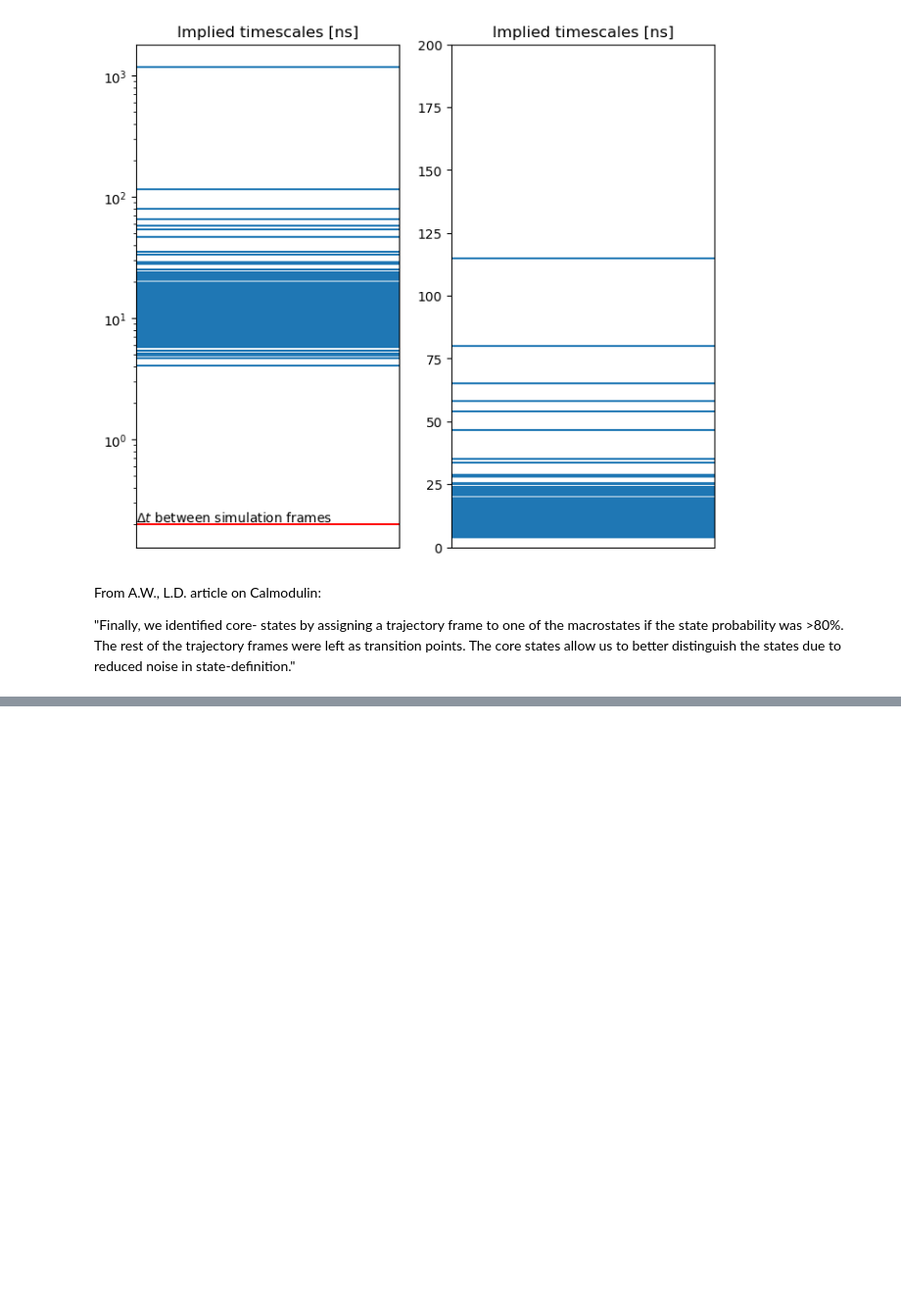
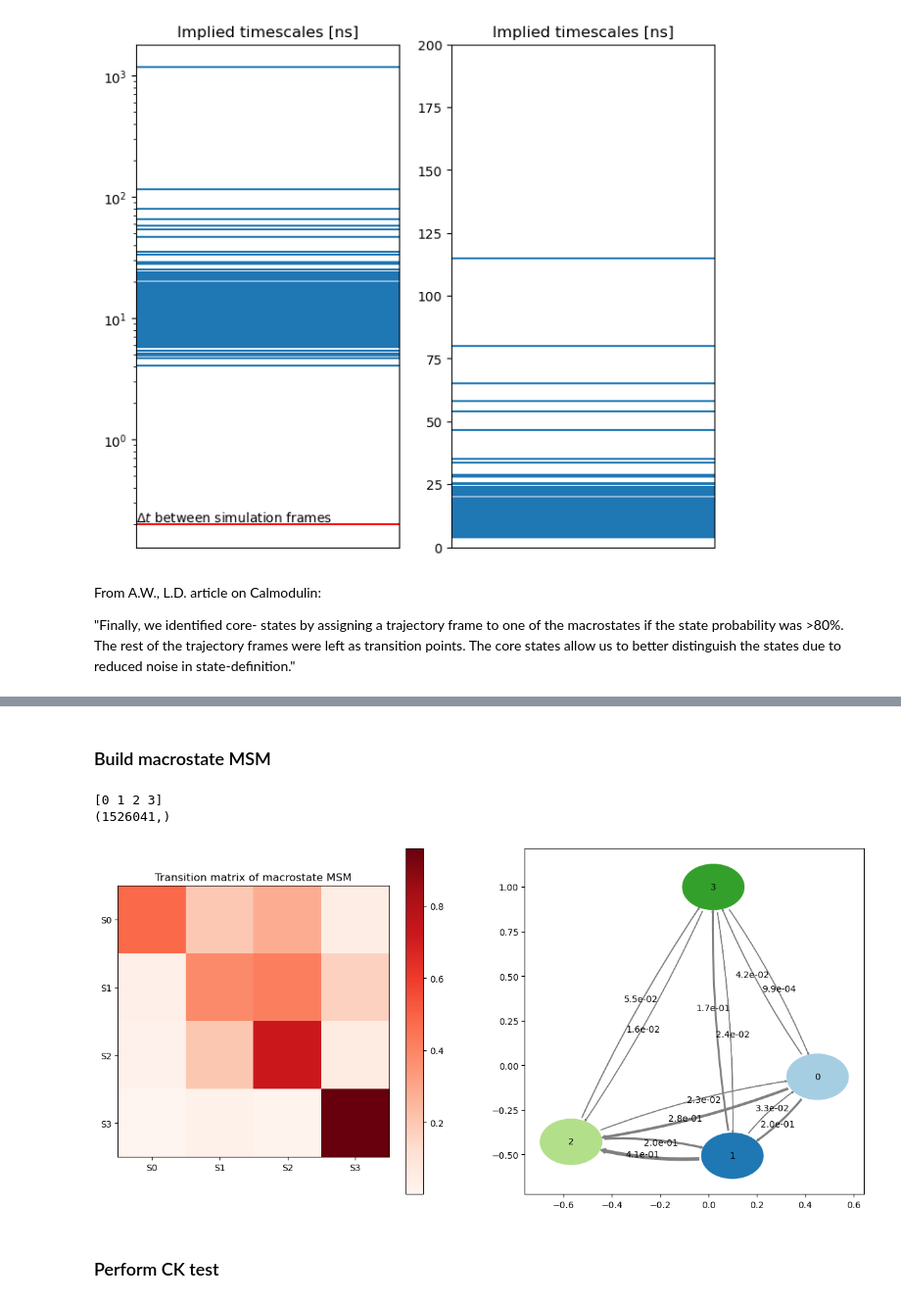
Before and after one commit to miriamzara/MSM, a Jupyter notebook: step_3_msm_construction.ipynb, the cells around one changed output, grey strips where cells are left out. Shown at 98% size. Saved outputs shown, nothing was run; the diff lists cells and outputs as text; code cells hidden in the pictures; blank space fills up the shorter version.

```diff
--- a/step_3_msm_construction.ipynb
+++ b/step_3_msm_construction.ipynb
@@ -595,0 +603,65 @@ plt.show()
+# %% [markdown]
+### Build macrostate MSM
+# %%
+from deeptime.util.validation import ck_test
+from deeptime.plots import plot_ck_test, Network
+from tqdm.auto import tqdm
+
+
+
+__lag__ = 1000 # should be the same as the one of the microstate MSM?
+
+## First: build a macrostate MSM from the macrostate trajectory
+print(np.unique(traj_pcca_assignments))
+print(traj_pcca_assignments.shape)
+
+estimator_counts = TransitionCountEstimator(
+    lagtime=int(__lag__),
+    count_mode="sliding-effective"
+)
+
+macro_counts = estimator_counts.fit(traj_pcca_assignments).fetch_model()
+# estimate transition matrix
+estimator_transition = MaximumLikelihoodMSM(
+    reversible=True,
+    stationary_distribution_constraint=None
+)
+macro_msm = estimator_transition.fit(macro_counts).fetch_model()
+
+
+
+fig, axs = plt.subplots(nrows = 1, ncols = 2, figsize = (15, 7))
+
+
+
+im = axs[0].imshow(macro_msm.transition_matrix, cmap = "Reds")
+fig.colorbar(im, ax = axs[0])
+axs[0].set_xticks(np.arange(0, n_macro , 1))
+axs[0].set_yticks(np.arange(0, n_macro , 1))
+axs[0].set_xticklabels([f"S{i}" for i in range(n_macro)])
+axs[0].set_yticklabels([f"S{i}" for i in range(n_macro)])
+axs[0].set_title("Transition matrix of macrostate MSM")
+
+
+
+G = nx.from_numpy_array(macro_msm.transition_matrix, create_using=nx.DiGraph())
+pos = nx.spring_layout(
+    G,
+    weight="weight",
+    k=0.5,
+    seed=0
+)
+
+nx = Network(
+   adjacency_matrix=macro_msm.transition_matrix,
+   state_colors = colors[1:n_macro+1],
+   pos = pos
+)
+nx.plot(ax = axs[1])
+plt.show()
+# %% [output]
+[0 1 2 3]
+(1526041,)
+[figure, added]
+# %% [markdown]
+### Perform CK test
```
Also changed, not shown: parts of 10 cells of this notebook.
